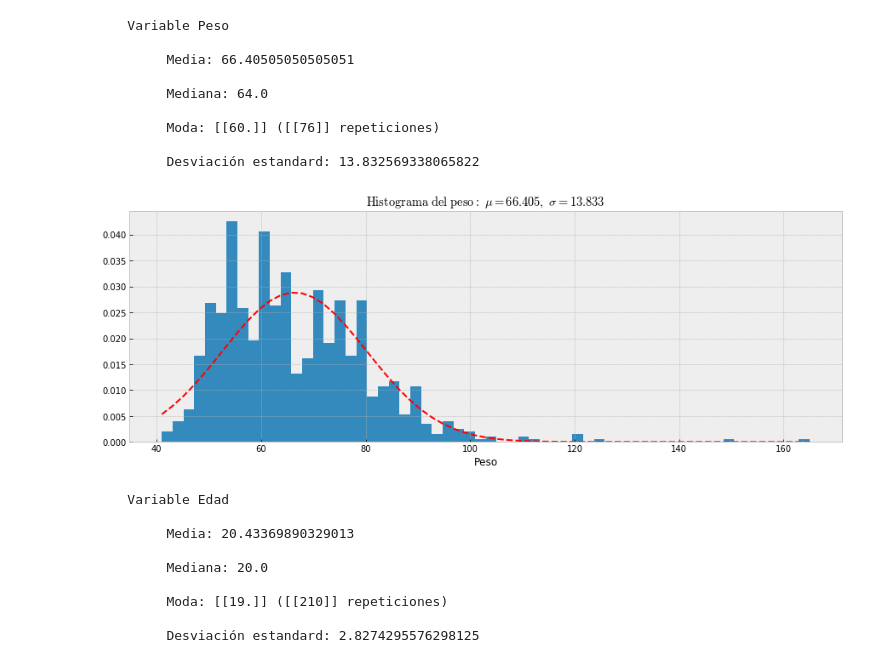
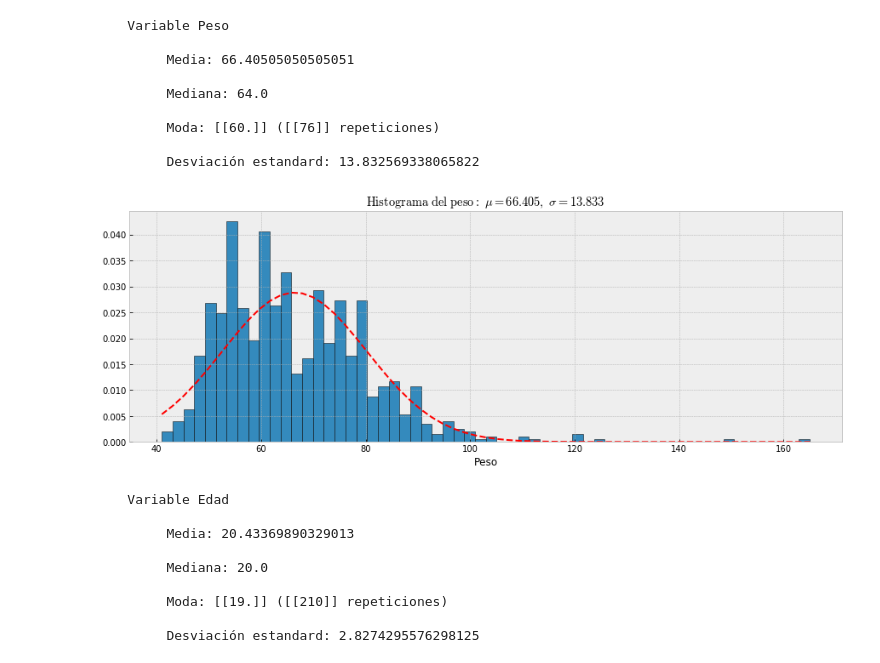
Before and after one commit to rodricarranza/DiploDatos, a Jupyter notebook: analysis_and_visualization/lab1/lab1.ipynb, the cells around one changed output. Saved outputs shown, nothing was run; the diff lists cells and outputs as text; code cells hidden in the pictures.

```diff
--- a/analysis_and_visualization/lab1/lab1.ipynb
+++ b/analysis_and_visualization/lab1/lab1.ipynb
@@ -63,24 +77,24 @@ print(
 # %%
 def distribution_by_weigth(**kwargs):
     _, ax = plt.subplots(figsize=(15, 5))
     plt.xlabel('Peso')
     plt.title(r'$\mathrm{Histograma\ del\ peso:}\ \mu=%.3f,\ \sigma=%.3f$' %(weight_mean, weight_sd))
     plt.grid(True)
 
-    n, bins, patches = plt.hist(weight_without_na.Weight, **kwargs)
+    n, bins, patches = plt.hist(weight_without_na.Weight, edgeColor='black', **kwargs)
 
     # Agregamos una linea que representa el mejor ajuste a los datos
     # utilizando los valores de mu y sigma obtenidos anteriormente
     y = mlab.normpdf(bins, weight_mean, weight_sd)
     l = plt.plot(bins, y, 'r--', linewidth=2)
 
     plt.show()
 
 
 # Histograma del peso con 60 bins y linea de ajuste.
 distribution_by_weigth(**{'bins': 60, 'normed': True})
 # %% [output]
-[figure, old version]
+[figure, new version]
 # %%
 # Media, Mediana, Moda y desviación estandard para la variable "Edad", independiente del género.
 
```
Also changed, not shown: parts of 8 cells of this notebook.
